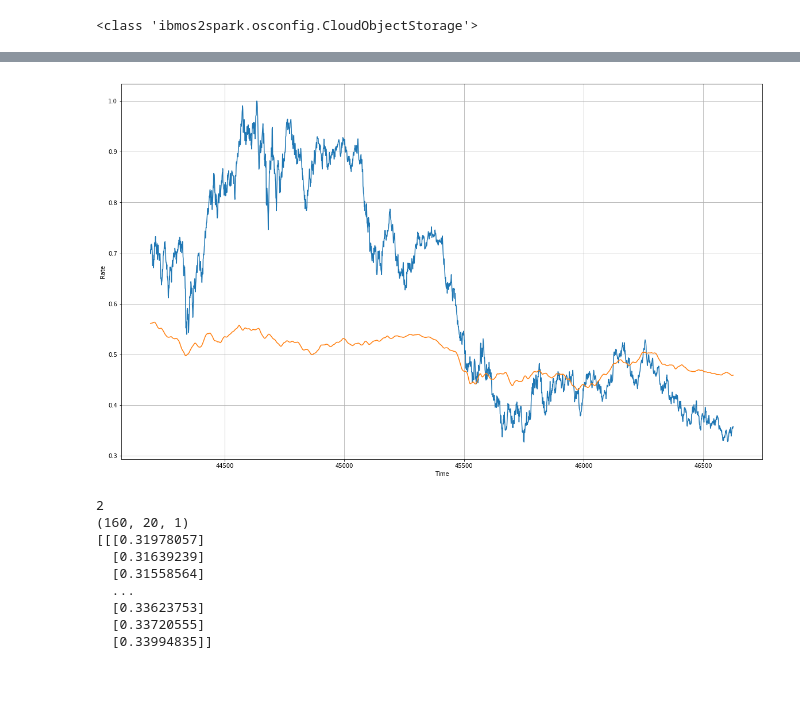
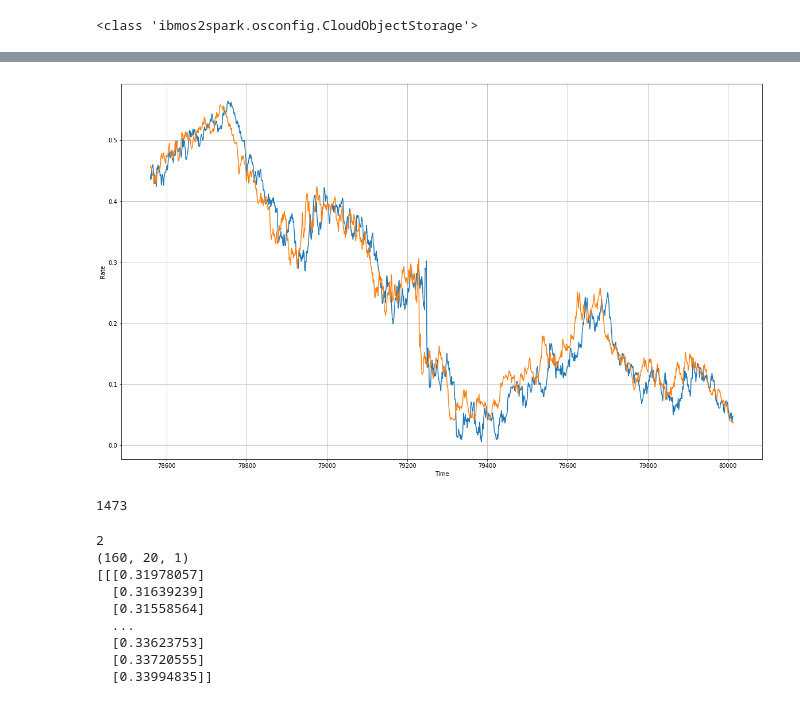
Before and after one commit to elmikeryan/FOREX, a Jupyter notebook: FOREX.feature_eng.pyspark.1.ipynb, the cells around one changed output, grey strips where cells are left out. Saved outputs shown, nothing was run; the diff lists cells and outputs as text; code cells hidden in the pictures.

Commit message:
0.099 validation mae

```diff
--- a/FOREX.feature_eng.pyspark.1.ipynb
+++ b/FOREX.feature_eng.pyspark.1.ipynb
@@ -30,6 +46,8 @@ countries = ['Australia', 'Brazil', 'Canada',
          'Sri_Lanka', 'Sweden', 'Switzerland', 'Taiwan',
          'Thailand', 'United_Kingdom']
 
+target_countries = []
+
 # Removing the following countries from training due to currency collapse
 # during the interval.
 #
@@ -400,0 +383,13 @@ Epoch 20/50
+# %%
+last_history = model.fit(last_train_set, epochs=25, validation_data = last_valid_set)
+
+# Save entire model to a HDF5 file
+last_model.save('last_countries_model.h5')
+
+# Optimizers:
+# 'adam'
+# tf.keras.optimizers.RMSprop()
+# tf.keras.optimizers.SGD(lr=1e-5, momentum=0.9)
+
+# Loss:
+# tf.keras.losses.Huber()
@@ -401,24 +512,28 @@ Epoch 20/50
 # %%
 import matplotlib.pyplot as plt
 
 # np. newaxis is used to increase the dimension of the existing array
 # by one dimension
 
-rnn_forecast = model_forecast(model, all_valid["EU"], window_size, cnn=False)
+rnn_forecast = model_forecast(model, all_valid["United_Kingdom"], window_size, cnn=False)
 rnn_forecast = rnn_forecast[:x_valid_len-window_size+1, -1, 0]
 
 #rnn_forecast = rnn_forecast[x_train_len - window_size:-1, -1, 0]
 
 plt.figure(figsize=(20, 12))
 #plot_series(time_valid, x_valid)
 #plot_series(time_valid, rnn_forecast)
-plot_series(time_valid[:x_valid_len - window_size+1], x_valid_all[:x_valid_len - window_size+1])
+plot_series(time_valid[:x_valid_len - window_size+1], all_valid["United_Kingdom"][:x_valid_len - window_size+1])
 plot_series(time_valid[:x_valid_len - window_size+1], rnn_forecast)
 
 #plt.axis([10e-8, 10e-5, 0, 0.5])
 plt.show()
 # %% [output]
-[figure, old version]
+[figure, new version]
+# %%
+x_valid_len
+# %% [output]
+1473
 # %%
 #train_set = train_set.prefetch(1)
 #valid_set = valid_set.prefetch(1)
```
Also changed, not shown: parts of 23 cells of this notebook.
